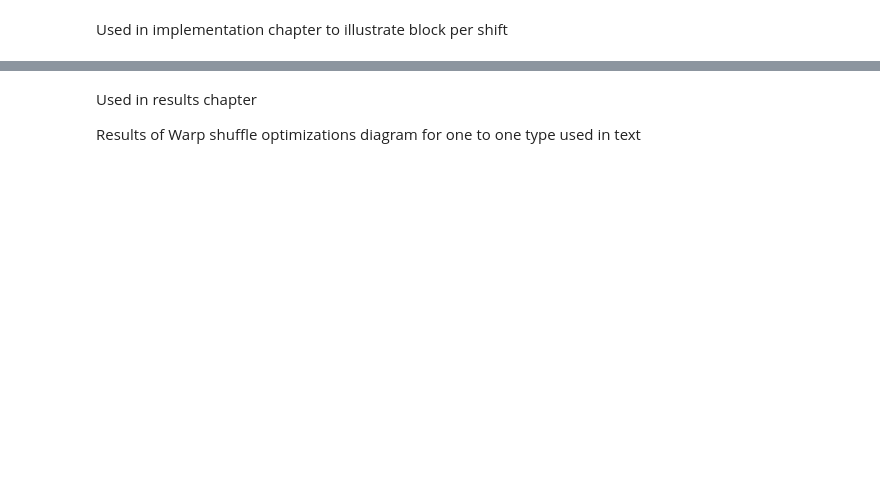
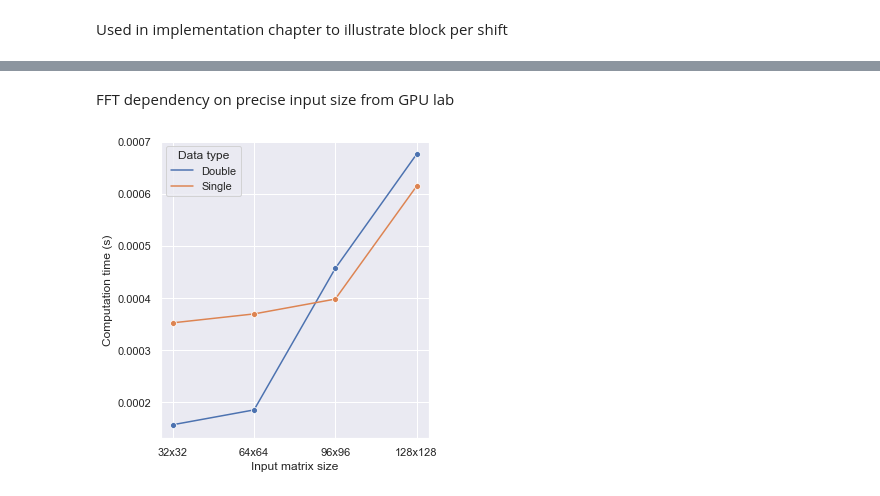
Before and after one commit to asmelko/cross-corr-jpdc, a Jupyter notebook: visualization/text_diagrams.ipynb, the cells around one changed output, grey strips where cells are left out. Drawn from its saved outputs; the diff is of its cells as text; code cells hidden in the pictures; blank space fills up the shorter version.

```diff
--- a/visualization/text_diagrams.ipynb
+++ b/visualization/text_diagrams.ipynb
@@ -102,4 +111,53 @@ fig.savefig("block_per_shift_local_results.svg", format="svg")
-# %% [markdown]
-Used in results chapter
-
-Results of Warp shuffle optimizations diagram for one to one type used in text
+# %% [markdown]
+FFT dependency on precise input size from GPU lab
+# %%
+import re
+
+import math
+import numpy as np
+import pandas as pd
+import matplotlib.pyplot as plt
+import itertools
+import seaborn as sns
+from shared import Benchmark, Run, Group
+
+
+from pathlib import Path
+from typing import List, Tuple, Dict, Any
+
+benchmark = Benchmark.load(Path.cwd().parent / "benchmarking" / "text" / "fft_gpulab")
+
+groups = {
+    "single_one_to_one_computate": "Single",
+    "double_one_to_one_compute": "Double",
+}
+
+
+data = pd.concat([run.data for run in itertools.chain.from_iterable([benchmark.groups[group_name].runs for group_name in groups.keys()])], axis=0, ignore_index=True)
+
+data = data[data["Input matrix rows"] <= 128]
+
+grouped = data.groupby(["Group", "Input matrix rows"])
+compute_times = grouped["Computation"].mean() / 1e9
+compute_times.name = "Compute time"
+results = compute_times.reset_index().sort_values("Compute time")
+
+results["Data type"] = results.apply(lambda row: groups[row["Group"]], axis=1)
+
+# palette = dict(zip(results["Data type"].unique(), sns.color_palette(n_colors=results["Data type"].nunique())))
+
+sns.set(rc={'figure.figsize': (5, 5)})
+fig, ax = plt.subplots()
+
+ax = sns.lineplot(data=results, x="Input matrix rows", y="Compute time", hue="Data type", marker='o', ax=ax)
+
+ax.set_xticks(results["Input matrix rows"].unique())
+ticks = ax.get_xticks()
+ticks = [f"{int(num_rows)}x{int(num_rows)}" for num_rows in ticks]
+ax.set_xticklabels(ticks)
+ax.set_xlabel("Input matrix size")
+ax.set_ylabel("Computation time (s)")
+fig.tight_layout()
+fig.savefig("fft_small_compute_time.svg", format="svg")
+# %% [output]
+[figure, added]
```
Also changed, not shown: parts of 60 cells of this notebook, 24 other files.
